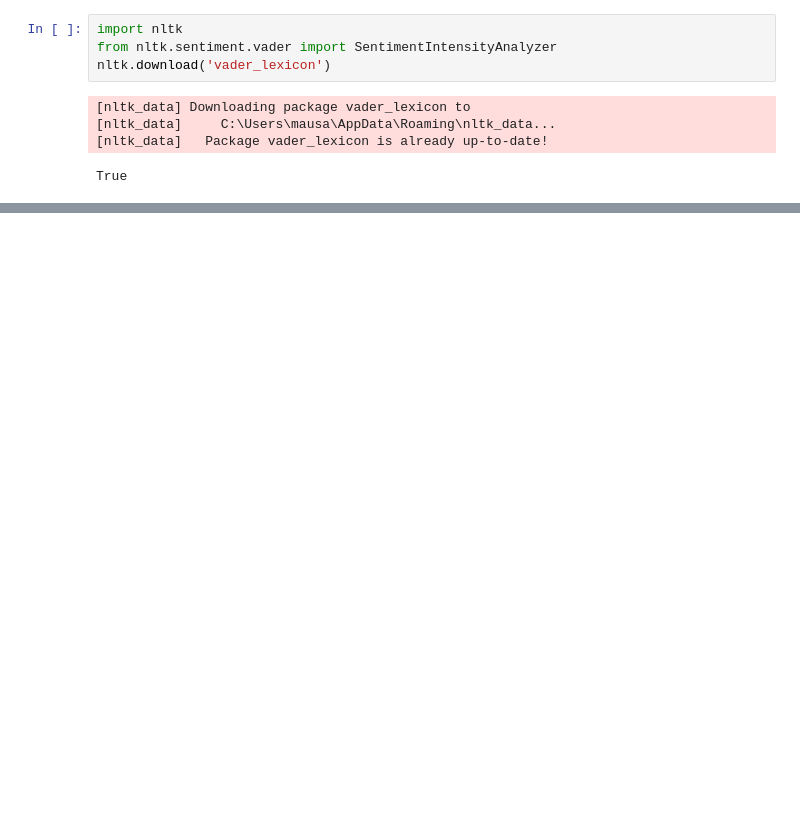
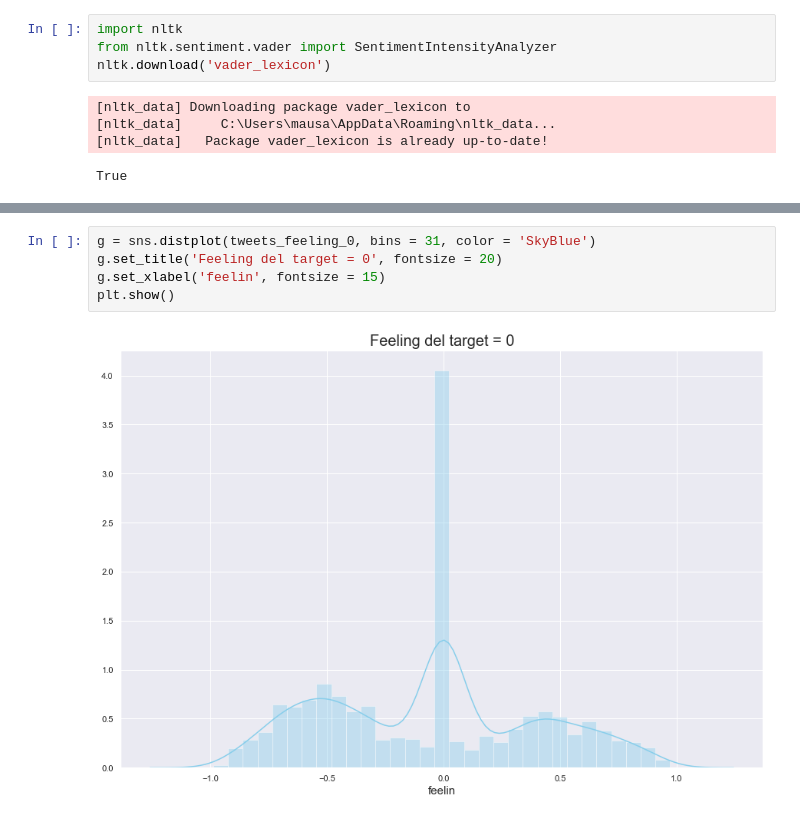
Before and after one commit to milemarchese/OrganizacionDeDatos, a Jupyter notebook: Análisis Exploratorio.ipynb, the cells around one changed output, grey strips where cells are left out. Cells and saved outputs as stored; diff of their text form; blank space fills up the shorter version.

```diff
--- a/Análisis Exploratorio.ipynb
+++ b/Análisis Exploratorio.ipynb
@@ -496,0 +498,7 @@ sia.polarity_scores('shrek is love, shrek is life')['compound']
+# %%
+g = sns.distplot(tweets_feeling_0, bins = 31, color = 'SkyBlue')
+g.set_title('Feeling del target = 0', fontsize = 20)
+g.set_xlabel('feelin', fontsize = 15)
+plt.show()
+# %% [output]
+[figure, added]
```
Also changed, not shown: parts of 6 cells of this notebook.
